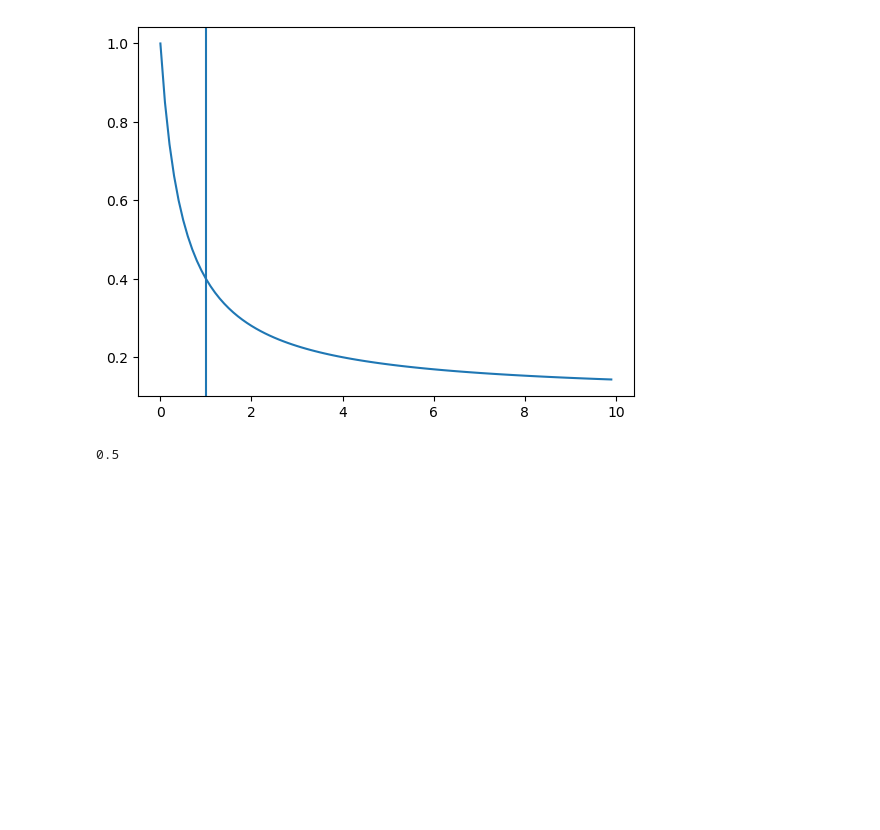
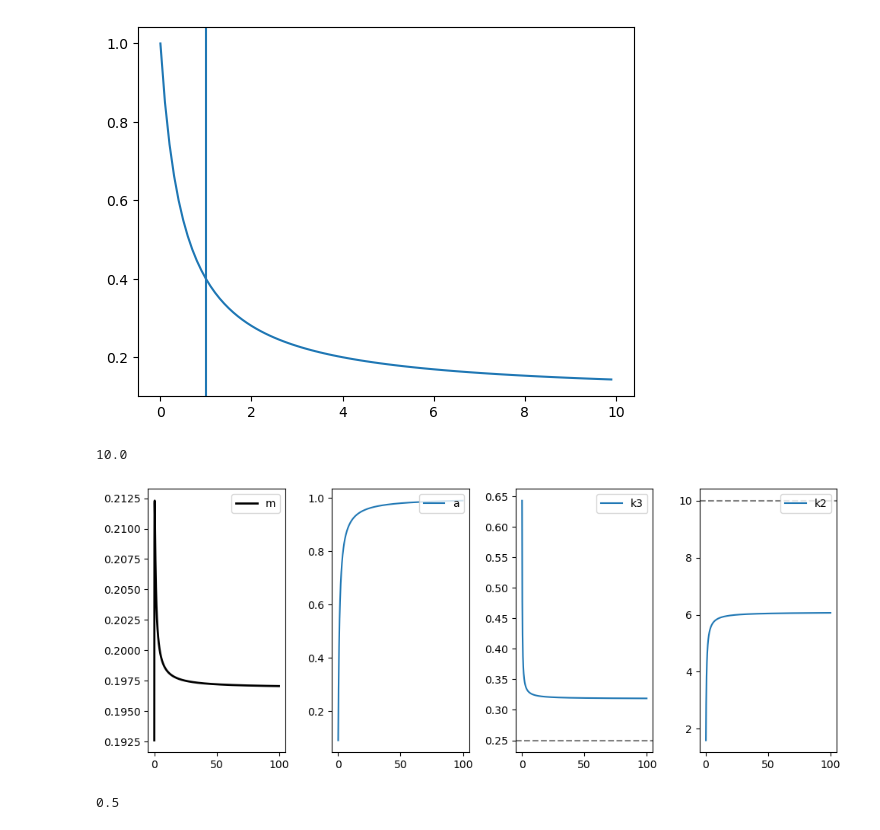
Before and after one commit to theobiolab/TFduality, a Jupyter notebook: Fig3_Eqbinding_nonlinearcycle.ipynb, the cells around one changed output. Saved outputs shown, nothing was run; the diff lists cells and outputs as text; code cells hidden in the pictures; blank space fills up the shorter version.

```diff
--- a/Fig3_Eqbinding_nonlinearcycle.ipynb
+++ b/Fig3_Eqbinding_nonlinearcycle.ipynb
@@ -223,6 +245,61 @@ plt.axvline(x=1)
 # %% [output]
 <matplotlib.lines.Line2D at 0x...>
 [figure]
+# %%
+#doublecheck that non-monotonicity can also arise from effects on k2 and k3 (effects not involving k1)
+
+
+k4=2
+Kx=1
+
+k1=0.75
+
+k20=0.5
+k2sat=k20*20
+print(k2sat)
+s2=0.7
+n2=1
+
+k30=1
+k3sat=k30*0.25
+s1=0.1
+n1=1
+
+
+
+pars=[k1,k20,k30,k4,Kx,s1,n1,k3sat,s2,n2,k2sat]
+
+xvals=np.arange(0.1,100,0.1)
+mvals=np.zeros_like(xvals)
+occupancies=np.zeros_like(xvals)
+k3s=np.zeros_like(xvals)
+k2s=np.zeros_like(xvals)
+for i in range(len(xvals)):
+    x=xvals[i]
+    m,a,k2,k3=f2(x,pars)
+    mvals[i]=m
+    occupancies[i]=a
+    k2s[i]=k2
+    k3s[i]=k3
+
+fig,axes=plt.subplots(1,4,figsize=(10,4))
+ax=axes[0]
+ax.plot(xvals,mvals,label="m",linewidth=2,color="k")
+ax=axes[1]
+ax.plot(xvals,occupancies,label="a")
+ax=axes[2]
+ax.plot(xvals,k3s,label="k3")
+ax.axhline(y=k3sat,linestyle="--",color="gray")
+ax=axes[3]
+ax.plot(xvals,k2s,label="k2")
+ax.axhline(y=k2sat,linestyle="--",color="gray")
+for ax in axes:
+    ax.legend(loc="upper right")
+plt.tight_layout()
+plt.show()
+# %% [output]
+10.0
+[figure, added]
 # %%
 #Just with saturation in the relationship between occupancy and effect on rate is enough
 
```
Also changed, not shown: parts of 3 cells of this notebook, 15 other files.
